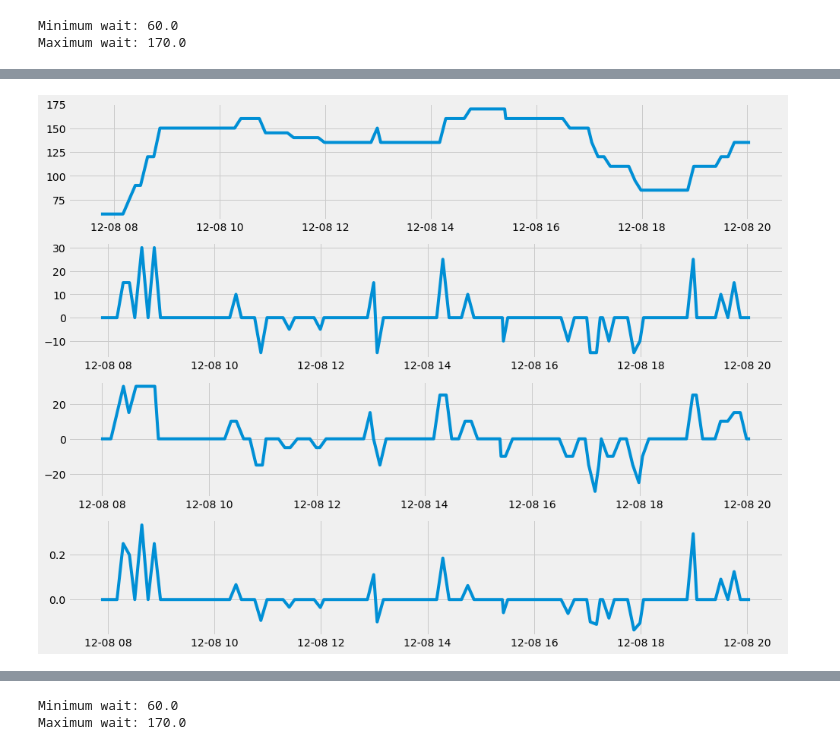
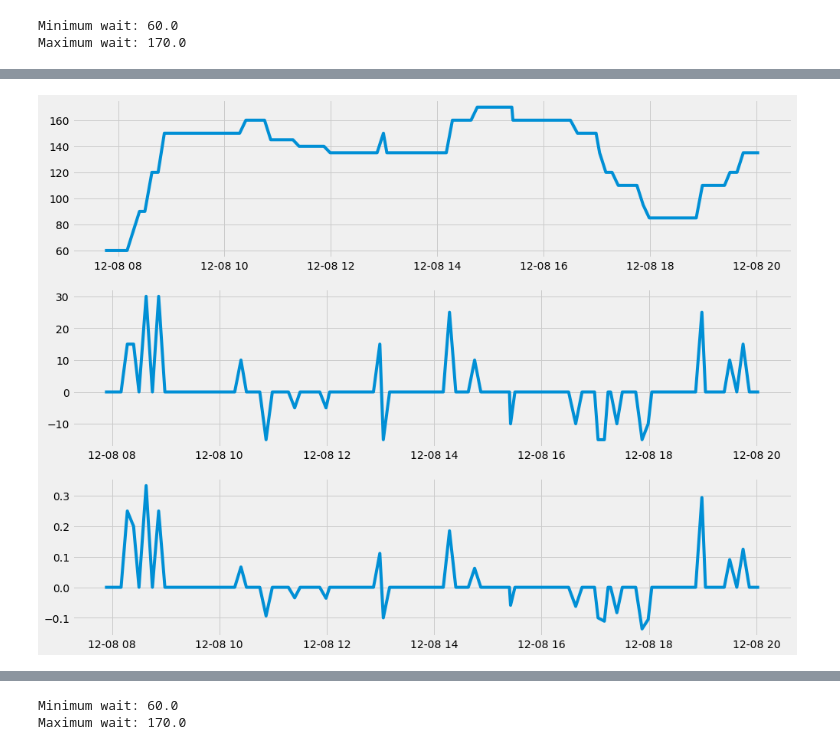
Before and after one commit to usability42/Disney_Wait_Times, a Jupyter notebook: Notebook-3-Flight-of-Passage.ipynb, the cells around one changed output, grey strips where cells are left out. Drawn from its saved outputs; the diff is of its cells as text; code cells hidden in the pictures.

```diff
--- a/Notebook-3-Flight-of-Passage.ipynb
+++ b/Notebook-3-Flight-of-Passage.ipynb
@@ -50,11 +60,6 @@ I have to reconvert the fields into my desired datatypes and reestablish date as
 flight_posted['date'] = pd.to_datetime(flight_posted['date'])
 flight_posted['datetime'] = pd.to_datetime(flight_posted['datetime'])
 flight_posted['day_name'] = flight_posted.day_name.astype('string')
-flight_posted['date2'] = flight_posted['date']
-
-flight_actl['date'] = pd.to_datetime(flight_actl['date'])
-flight_actl['datetime'] = pd.to_datetime(flight_actl['datetime'])
-
 
 # Also creating two dataframes, one indexed on date, the other indexed on datetime
 # This makes future computations much easier
@@ -78,8 +83,6 @@ covid = covid[covid['date'] > '2019-07-15']
 # precovid includes all rows for each day during covid
 # each day has roughly 1 row for every 7 min the ride was open
 precovid = flight_posted.copy()
-precovid = precovid[precovid['date'] < '2020-07-15']
-
+precovid = precovid[precovid['date'] < '2020-01-01']
 
 flight_posted.set_index('date', inplace = True)
-flight_actl.set_index('date', inplace = True)
@@ -225,11 +290,10 @@ flight_Sat_Dec_08.set_index('datetime', inplace = True)
 # %%
 # Step 4: Plot hourly data for Saturday, Dec 8, 2018
 
 # Plot unchanged, differenced, and percent change
-fig, axes = plt.subplots(nrows = 4, figsize = (15, 12))
+fig, axes = plt.subplots(nrows = 3, figsize = (15, 12))
 axes[0].plot(flight_Sat_Dec_08['SPOSTMIN'])
 axes[1].plot(flight_Sat_Dec_08['SPOSTMIN'].diff())
-axes[2].plot(flight_Sat_Dec_08['SPOSTMIN'].diff(2))
-axes[3].plot(flight_Sat_Dec_08['SPOSTMIN'].pct_change());
+axes[2].plot(flight_Sat_Dec_08['SPOSTMIN'].pct_change());
 # %% [output]
-[figure, old version]
+[figure, new version]
```
Also changed, not shown: parts of 178 cells of this notebook, 4 other files.
